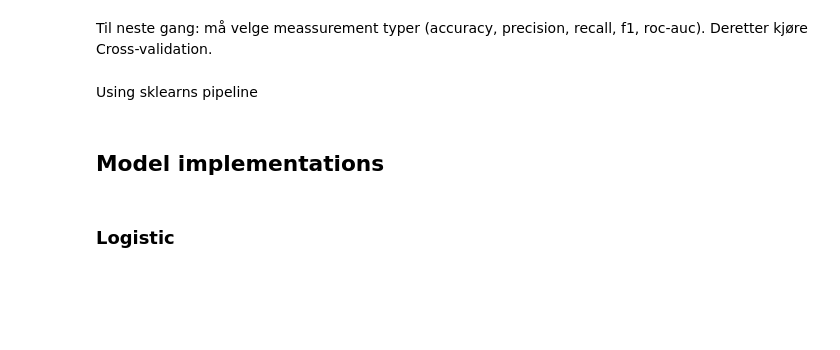
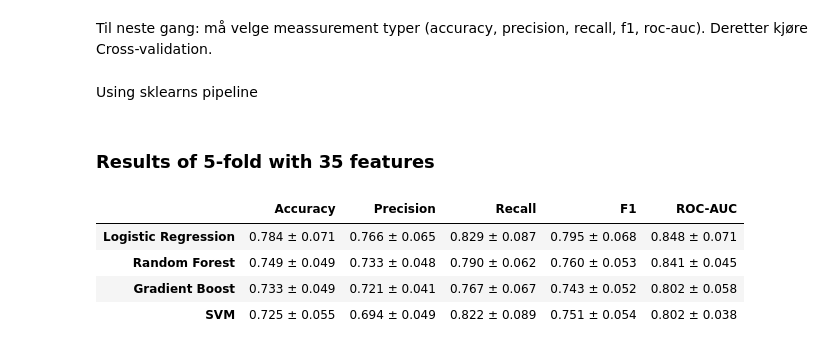
Before and after one commit to esoey/DAT540-Project, a Jupyter notebook: project_gd.ipynb, the cells around one changed output. Drawn from its saved outputs; the diff is of its cells as text; code cells hidden in the pictures; blank space fills up the shorter version.

```diff
--- a/project_gd.ipynb
+++ b/project_gd.ipynb
@@ -419,13 +367,62 @@ models = {
     ("scaler", StandardScaler()),
     ("model", SVC())])
 }
+# %%
+scoring = {
+    "Accuracy": "accuracy",
+    "Precision": "precision",
+    "Recall": "recall",
+    "F1": "f1",
+    "ROC-AUC": "roc_auc"
+}
 # %%
 cross_validation = StratifiedKFold(
     n_splits=5,
     shuffle=True,
     random_state=1
 )
-# %% [markdown]
-## Model implementations
-# %% [markdown]
-### Logistic
+# %%
+results = {}
+
+for name, model in models.items():
+    scores = cross_validate(
+        model,
+        x_train_selected,
+        y_train,
+        cv=cross_validation,
+        scoring=scoring
+    )
+
+    results[name] = scores
+# %%
+results_all = {}
+
+for name, model in models.items():
+    scores = cross_validate(
+        model,
+        x_train,
+        y_train,
+        cv=cross_validation,
+        scoring=scoring
+    )
+
+    results_all[name] = scores
+# %% [markdown]
+### Results of 5-fold with 35 features
+# %%
+comparison = pd.DataFrame()
+
+for name, scores in results.items():
+    for metric in scoring:
+        mean = scores[f"test_{metric}"].mean()
+        sd = scores[f"test_{metric}"].std()
+
+        comparison.loc[name, metric] = f"{mean: .3f} ± {sd: .3f}"
+
+display(comparison.round(3))
+# %% [output]
+|  | Accuracy | Precision | Recall | F1 | ROC-AUC |
+| Logistic Regression | 0.784 ± 0.071 | 0.766 ± 0.065 | 0.829 ± 0.087 | 0.795 ± 0.068 | 0.848 ± 0.071 |
+| Random Forest | 0.749 ± 0.049 | 0.733 ± 0.048 | 0.790 ± 0.062 | 0.760 ± 0.053 | 0.841 ± 0.045 |
+| Gradient Boost | 0.733 ± 0.049 | 0.721 ± 0.041 | 0.767 ± 0.067 | 0.743 ± 0.052 | 0.802 ± 0.058 |
+| SVM | 0.725 ± 0.055 | 0.694 ± 0.049 | 0.822 ± 0.089 | 0.751 ± 0.054 | 0.802 ± 0.038 |
```
Also changed, not shown: parts of 15 cells of this notebook.
